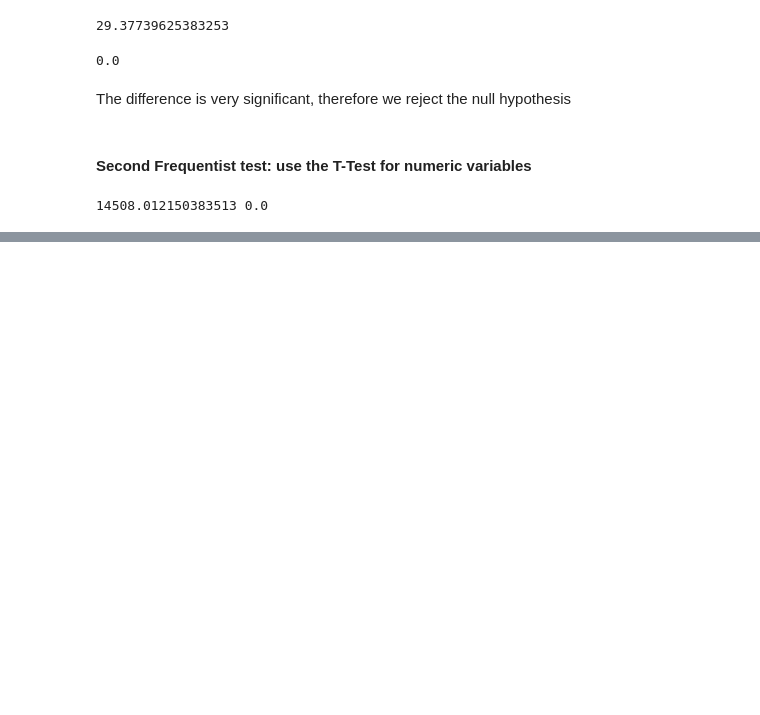
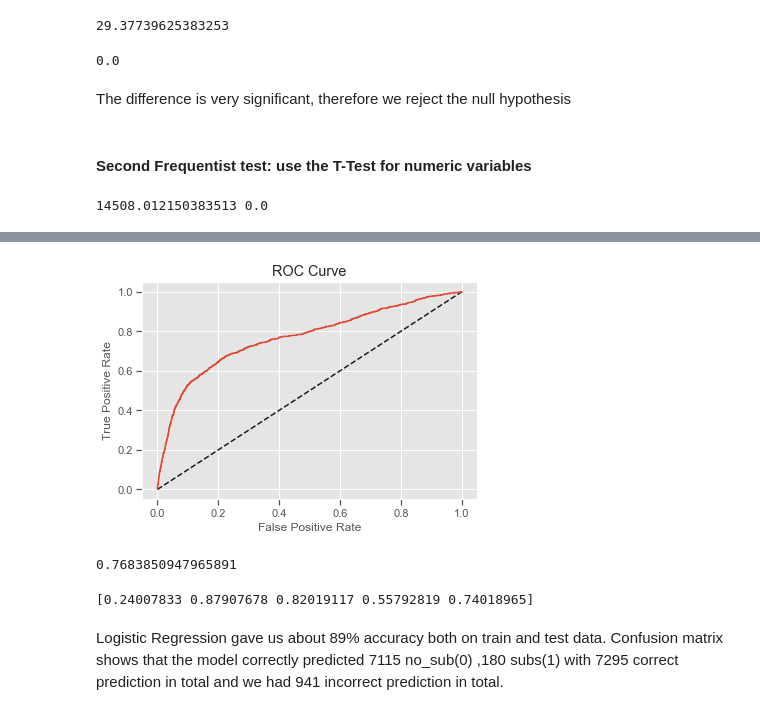
Before and after one commit to Dataforreal/springboard, a Jupyter notebook: Capstone_1/Capstone_Project_1.ipynb, the cells around one changed output, grey strips where cells are left out. Cells and saved outputs as stored; diff of their text form; code cells hidden in the pictures; blank space fills up the shorter version.

Commit message:
Logistic Regression initial submission

```diff
--- a/Capstone_1/Capstone_Project_1.ipynb
+++ b/Capstone_1/Capstone_Project_1.ipynb
@@ -994,0 +1027,23 @@ P is significant
+# %%
+X = train.drop('y', axis=1).values
+y = train['y'].values
+# %%
+# Create training and test sets
+X_train, X_test, y_train, y_test = train_test_split(X, y, test_size = 0.2, random_state=42)
+
+# Normalise data using skelarn’s StandardScaler
+sc = StandardScaler()
+X_train = sc.fit_transform(X_train)
+X_test = sc.transform(X_test)
+
+# Create the classifier: logreg
+logreg = LogisticRegression()
+
+# Fit the classifier to the training data
+logreg.fit(X_train, y_train)
+
+# Predict the labels of the test set: y_pred
+y_pred = logreg.predict(X_test)
+
+# Compute predicted probabilities: y_pred_prob
+y_pred_prob = logreg.predict_proba(X_test)[:,1]
@@ -994,0 +1071,25 @@ P is significant
+# %%
+# Generate ROC curve values: fpr, tpr, thresholds
+fpr, tpr, thresholds = roc_curve(y_test, y_pred_prob)
+
+# Plot ROC curve
+plt.plot([0, 1], [0, 1], 'k--')
+plt.plot(fpr, tpr)
+plt.xlabel('False Positive Rate')
+plt.ylabel('True Positive Rate')
+plt.title('ROC Curve')
+plt.show()
+# %% [output]
+[figure, added]
+# %%
+# Create the classifier: logreg
+roc_auc_score(y_test, y_pred_prob)
+# %% [output]
+0.7683850947965891
+# %%
+cv_scores = cross_val_score(logreg, X, y, cv=5, scoring='roc_auc')
+print(cv_scores)
+# %% [output]
+[0.24007833 0.87907678 0.82019117 0.55792819 0.74018965]
+# %% [markdown]
+Logistic Regression gave us about 89% accuracy both on train and test data. Confusion matrix shows that the model correctly predicted 7115 no_sub(0) ,180 subs(1) with 7295 correct prediction in total and we had 941 incorrect prediction in total.
```
Also changed, not shown: parts of 29 cells of this notebook.
